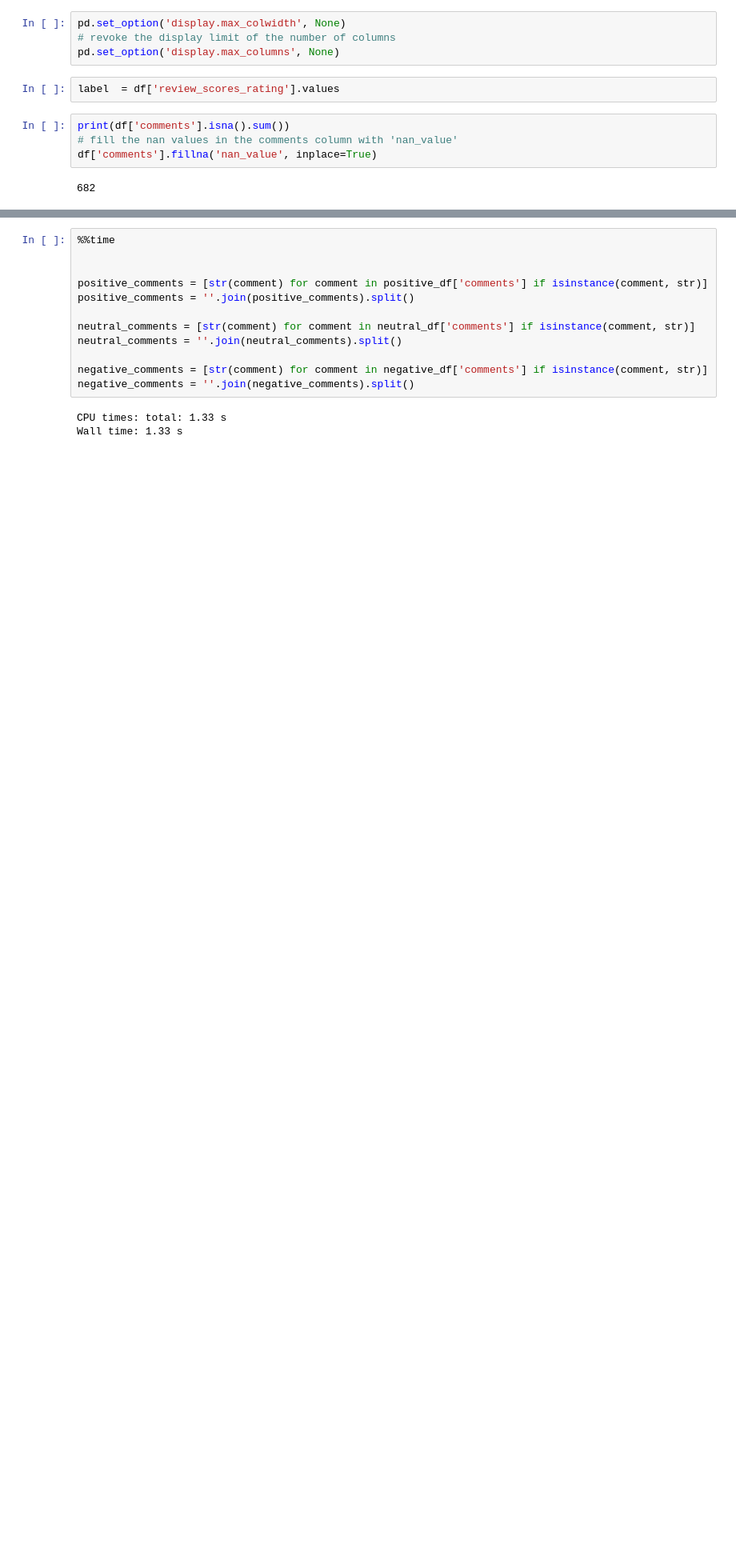
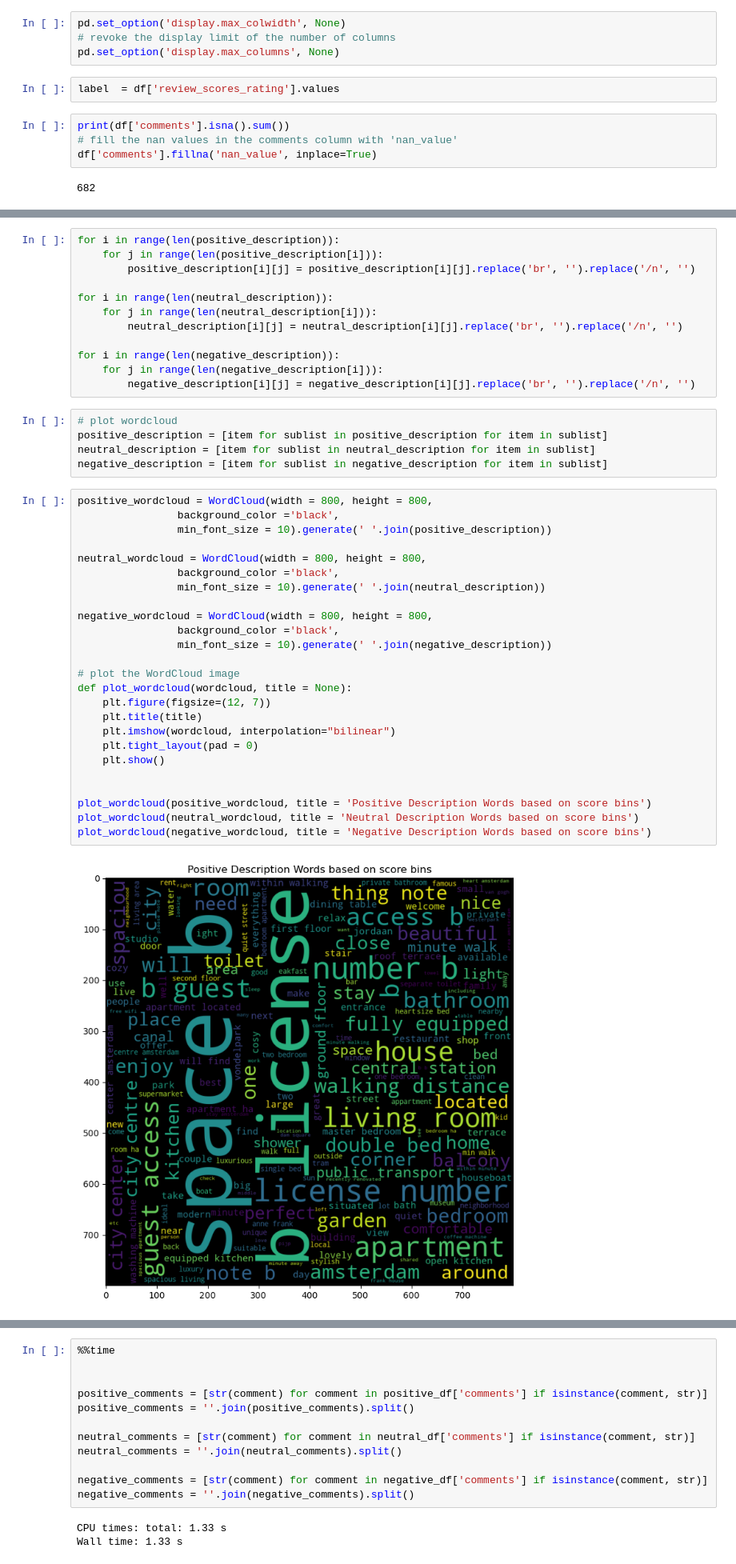
Before and after one commit to MaGiiK02/AirBnB_score_prediction, a Jupyter notebook: data_analyisis/testing visualizaions on comments words.ipynb, the cells around one changed output, grey strips where cells are left out. Shown at 80% size. Drawn from its saved outputs; the diff is of its cells as text; blank space fills up the shorter version.

Commit message:
word coulds description

```diff
--- a/data_analyisis/testing visualizaions on comments words.ipynb
+++ b/data_analyisis/testing visualizaions on comments words.ipynb
@@ -69,0 +104,44 @@ positive_df.shape, neutral_df.shape, negative_df.shape
+# %%
+for i in range(len(positive_description)):
+    for j in range(len(positive_description[i])):
+        positive_description[i][j] = positive_description[i][j].replace('br', '').replace('/n', '')
+
+for i in range(len(neutral_description)):
+    for j in range(len(neutral_description[i])):
+        neutral_description[i][j] = neutral_description[i][j].replace('br', '').replace('/n', '')
+
+for i in range(len(negative_description)):
+    for j in range(len(negative_description[i])):
+        negative_description[i][j] = negative_description[i][j].replace('br', '').replace('/n', '')
+# %%
+# plot wordcloud
+positive_description = [item for sublist in positive_description for item in sublist]
+neutral_description = [item for sublist in neutral_description for item in sublist]
+negative_description = [item for sublist in negative_description for item in sublist]
+# %%
+positive_wordcloud = WordCloud(width = 800, height = 800,
+                background_color ='black',
+                min_font_size = 10).generate(' '.join(positive_description))
+
+neutral_wordcloud = WordCloud(width = 800, height = 800,
+                background_color ='black',
+                min_font_size = 10).generate(' '.join(neutral_description))
+
+negative_wordcloud = WordCloud(width = 800, height = 800,
+                background_color ='black',
+                min_font_size = 10).generate(' '.join(negative_description))
+
+# plot the WordCloud image
+def plot_wordcloud(wordcloud, title = None):
+    plt.figure(figsize=(12, 7))
+    plt.title(title)
+    plt.imshow(wordcloud, interpolation="bilinear")
+    plt.tight_layout(pad = 0)
+    plt.show()
+
+
+plot_wordcloud(positive_wordcloud, title = 'Positive Description Words based on score bins')
+plot_wordcloud(neutral_wordcloud, title = 'Neutral Description Words based on score bins')
+plot_wordcloud(negative_wordcloud, title = 'Negative Description Words based on score bins')
+# %% [output]
+[figure, added]
```
Also changed, not shown: parts of 9 cells of this notebook, 1 other file.
